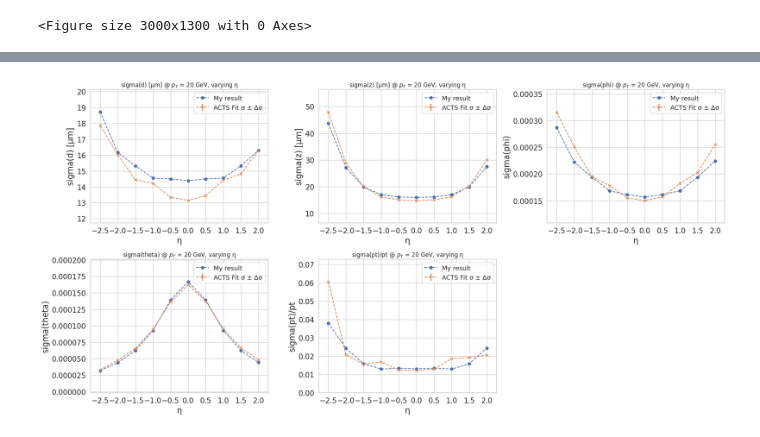
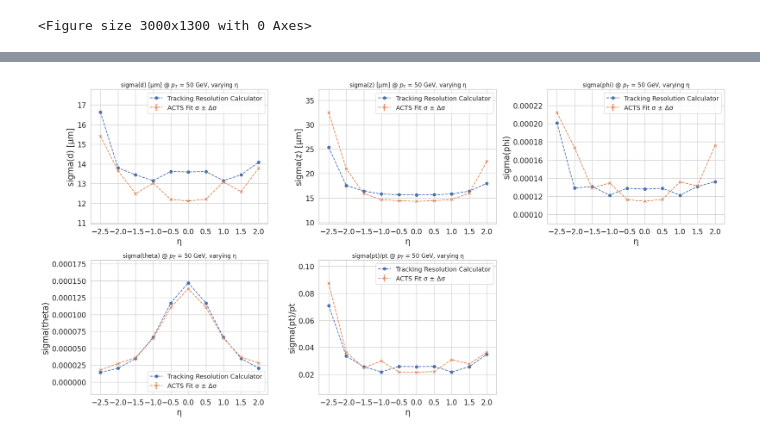
Before and after one commit to dlai211/iris-hep-log, a Jupyter notebook: code/eta/track_parameter_vs_eta.ipynb, the cells around one changed output, grey strips where cells are left out. Drawn from its saved outputs; the diff is of its cells as text; code cells hidden in the pictures.

```diff
--- a/code/eta/track_parameter_vs_eta.ipynb
+++ b/code/eta/track_parameter_vs_eta.ipynb
@@ -39,7 +39,7 @@ plt.rcParams.update({
     "legend.fontsize": font_size["legend"]  # Legend
 })
 # %%
-PT_VALUE = 20
+PT_VALUE = 50
 path = f'/data/jlai/iris-hep/OutputETA_pt_{PT_VALUE}/'
 eta_values = np.arange(-2.5, 2.5, 0.5)
 i = 0
@@ -143,5 +143,5 @@ plt.show()
 # %%
-PT_VALUE = 20
+PT_VALUE = 50
 path = f'/data/jlai/iris-hep/OutputETA_pt_{PT_VALUE}/'
 var_labels = ['sigma(d)', 'sigma(z)', 'sigma(phi)', 'sigma(theta)', 'sigma(pt)/pt']
 
@@ -639,29 +639,29 @@ Overall relative diff: +0.00%
 # %%
 # < -- plot the var vs. pT -- >
 title_labels = ['sigma(d) [μm]', 'sigma(z) [μm]', 'sigma(phi)', 'sigma(theta)', 'sigma(pt)/pt']
 
 plt.figure(figsize=(20, 10))
 for i in range(len(var_labels)):
     var_label = var_labels[i]
     title_label = title_labels[i]
     idx = var_labels.index(var_label)
     plt.subplot(231 + idx)
 
     # plt.plot(eta_values, y_calc_default[var_label], 'o--', label=f"Default Calculator in zenodo")
     # plt.plot(eta_values, y_calc_tmp[var_label], 'o--', label=f"tmp (add an another layer of pixel with different position)")
-    plt.plot(eta_values, y_calc_result[var_label], 'o--', label=f"My result")
+    plt.plot(eta_values, y_calc_result[var_label], 'o--', label=f"Tracking Resolution Calculator")
 
     plt.errorbar(eta_values, y_acts[var_label], yerr=y_acts_err[var_label], fmt='x--', capsize=2, label="ACTS Fit σ ± Δσ")
     plt.xlabel(r"η")
     plt.xticks(eta_values)
     plt.ylabel(title_label)
     plt.title(f"{title_label} @ $p_T$ = {PT_VALUE} GeV, varying η")
     # plt.yscale('log')
     plt.legend()
     plt.grid(True)
     plt.margins(x=0.06, y=0.25)  # increase y if you want even more headroom
 
 plt.tight_layout()
 plt.show()
 # %% [output]
-[figure, old version]
+[figure, new version]
```
Also changed, not shown: parts of 2 cells of this notebook, 19 other files.
